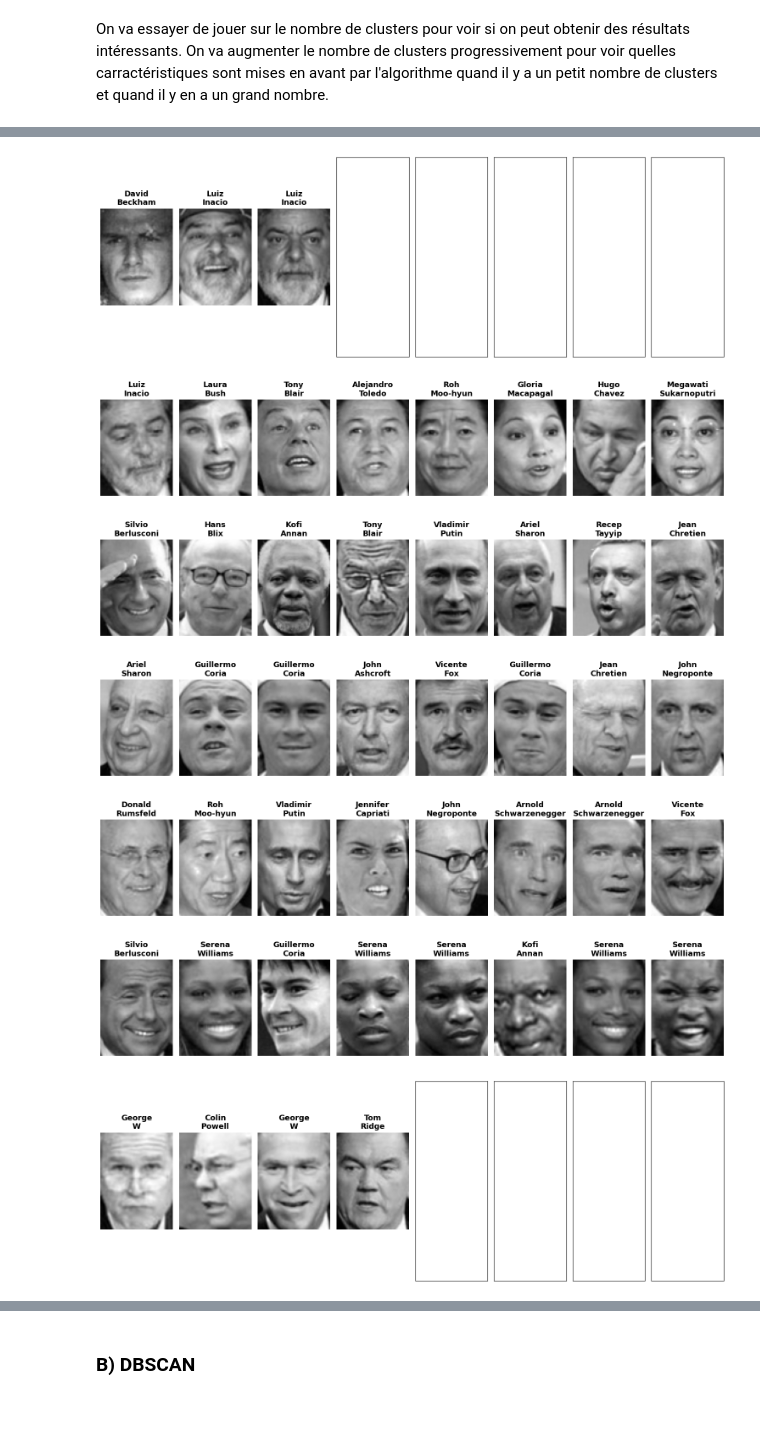
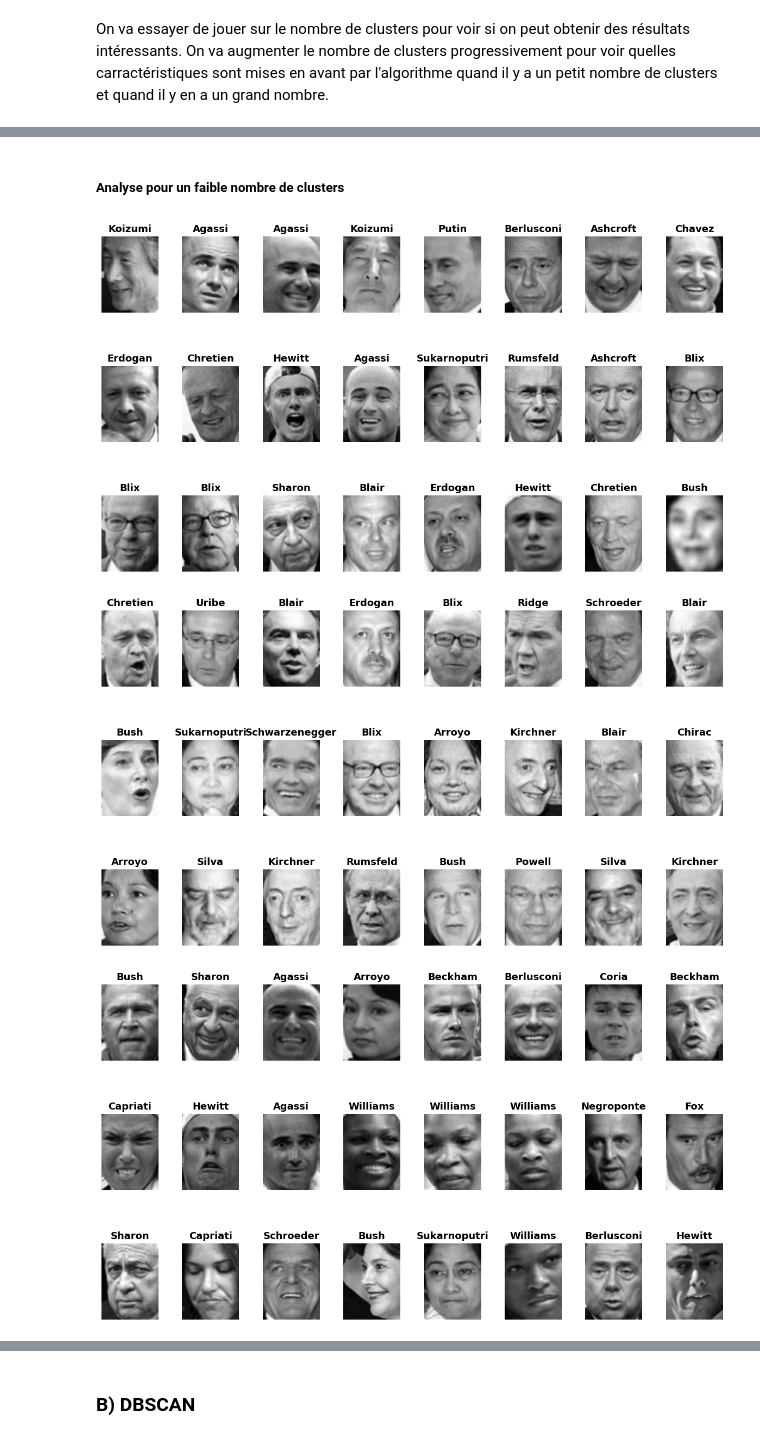
Before and after one commit to Bast-94/FTML-project, a Jupyter notebook: 7-Application_of_unsupervised_learning.ipynb, the cells around one changed output, grey strips where cells are left out. Cells and saved outputs as stored; diff of their text form; code cells hidden in the pictures; blank space fills up the shorter version.

Commit message:
exo 7 analyse, pca et kmeans

```diff
--- a/7-Application_of_unsupervised_learning.ipynb
+++ b/7-Application_of_unsupervised_learning.ipynb
@@ -228,15 +245,22 @@ On va essayer de jouer sur le nombre de clusters pour voir si on peut obtenir de
 from sklearn.cluster import KMeans
 from sklearn.metrics import pairwise_distances_argmin_min
 
-nbr_people = len(people.target_names)
-
 
 def build_kmeans(nbr_cluster):
+    """
+    Build a KMeans model with nbr_cluster clusters
+    """
     kmeans = KMeans(n_clusters=nbr_cluster, random_state=0)
     kmeans.fit(X_train_pca)
     return kmeans
 
 
-kmeans_5 = build_kmeans(5)
-kmeans_50 = build_kmeans(50)
-kmeans_100 = build_kmeans(100)
+list_algo = []
+list_label = []
+list_label_name = []
+
+for i in [3, 5, 10, 20, 30, 50, 100]:
+    kmeans = build_kmeans(i)
+    list_label.append(kmeans.predict(X_train_pca))
+    list_algo.append(kmeans)
+    list_label_name.append(f"KMeans {i}")
@@ -243,41 +319,43 @@ kmeans_100 = build_kmeans(100)
+# %% [markdown]
+##### Analyse pour un faible nombre de clusters
 # %%
-def show_people_by_cluster(cluster, algo):
-    closest_indices, _ = pairwise_distances_argmin_min(
-        algo.cluster_centers_, X_train_pca
+def show_people_by_cluster(cluster, algo, nbr_colonne=1, wsize=3):
+    """
+    Montre les images des personnes dans un cluster donné
+    L'algorithme trie les images par distance au centre du cluster
+
+    cluster : numéro du cluster
+    algo : algorithme de clustering
+    nbr_colonne : nombre de colonne pour afficher les images
+    wsize : taille des images
+    """
+
+    fig, axes = plt.subplots(
+        nbr_colonne, 8, figsize=(15, wsize), subplot_kw={"xticks": (), "yticks": ()}
     )
-    fig, axes = plt.subplots(
-        1, 8, figsize=(15, 5), subplot_kw={"xticks": (), "yticks": ()}
-    )
+    fig.subplots_adjust(hspace=0.7)
 
-    ## See in a same cluster what is the images
     same_cluster = np.where(algo.labels_ == cluster)[0]
     cluster_images = X_train[same_cluster]
-    distance = pairwise_distances_argmin_min(
+    distances = pairwise_distances_argmin_min(
         X_train_pca[same_cluster], algo.cluster_centers_[cluster].reshape(1, -1)
     )
-    sorted_index = np.argsort(distance[0])
+    sorted_index = np.argsort(distances[0])
 
     for i, idx in enumerate(sorted_index):
         img = cluster_images[idx]
-        ax = axes.ravel()[i % 8]
+        ax = axes.ravel()[i % (8 * nbr_colonne)]
         ax.imshow(img.reshape((87, 65)), cmap="gray")
-        str = people.target_names[y_train[same_cluster[idx]]].split(" ")
-        ax.set_title(
-            f"{str[0]}\n{str[1]}", fontdict={"fontsize": 13, "fontweight": "bold"}
-        )
+
+        str_ = people.target_names[y_train[same_cluster[idx]]].split()[-1]
+        ax.set_title(f"{str_}", fontdict={"fontsize": 13, "fontweight": "bold"})
         ax.axis("off")
-    plt.tight_layout()
+    plt.show()
 
 
-
-for i in range(0, 10):
-    show_people_by_cluster(i, kmeans_100)
-plt.show()
+for i in range(3):
+    show_people_by_cluster(i, list_algo[0], 3, 8)
 # %% [output]
-[figure, old version]
+[figure, new version]
-[figure, old version]
+[figure, new version]
-[figure, old version]
+[figure, new version]
-[figure, removed]
-[figure, removed]
-[figure, removed]
-[figure, removed]
```
Also changed, not shown: parts of 25 cells of this notebook.
